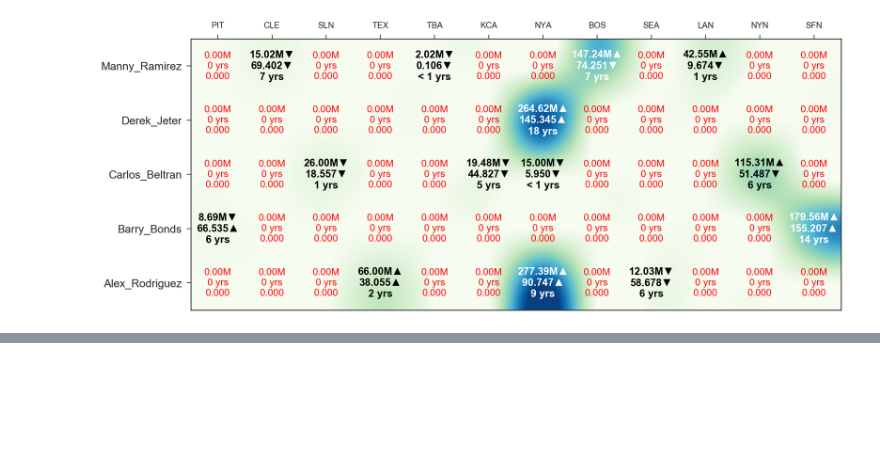
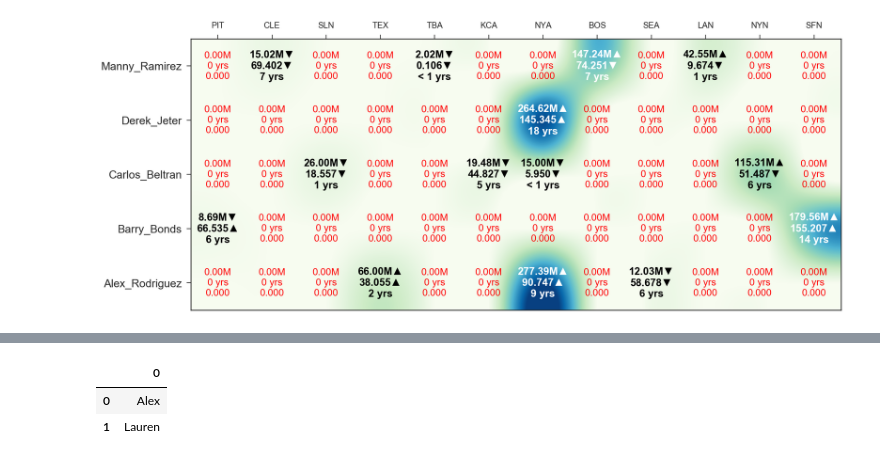
Before and after one commit to MayukhSobo/BaseBall, a Jupyter notebook: src/Baseball.ipynb, the cells around one changed output, grey strips where cells are left out. Saved outputs shown, nothing was run; the diff lists cells and outputs as text; code cells hidden in the pictures; blank space fills up the shorter version.

```diff
--- a/src/Baseball.ipynb
+++ b/src/Baseball.ipynb
@@ -550,0 +605,6 @@ plt.show()
+# %%
+students
+# %% [output]
+|  | 0 |
+| 0 | Alex |
+| 1 | Lauren |
```
Also changed, not shown: parts of 15 cells of this notebook.
